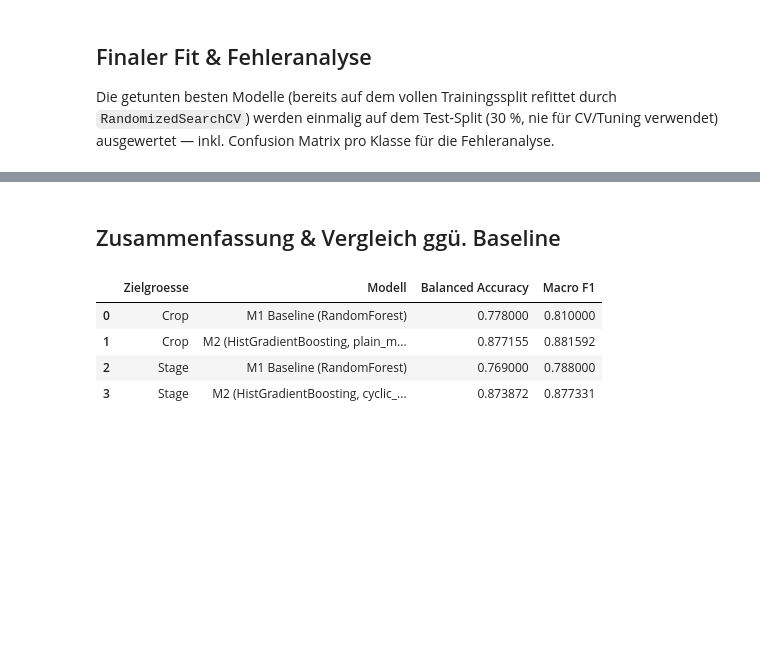
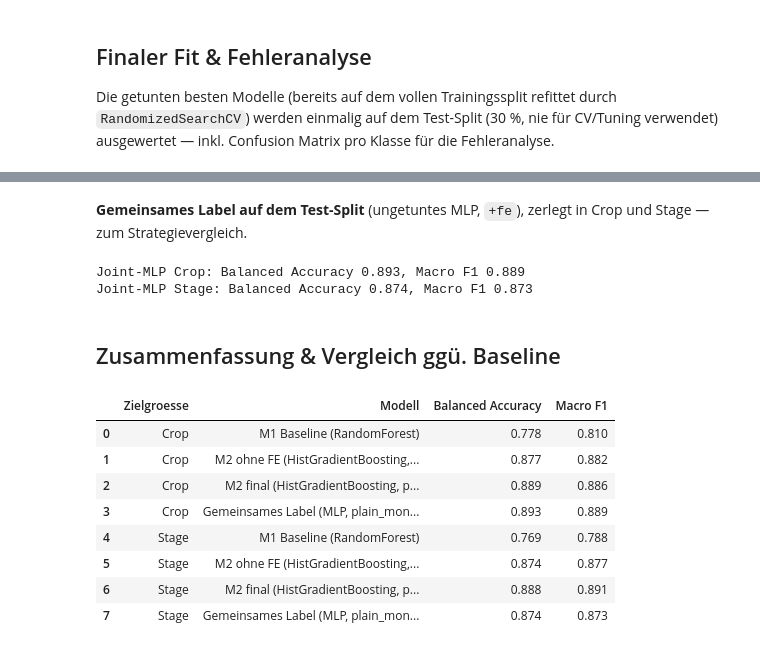
Before and after one commit to PavithV/LandwirtschaftsProjekt, a Jupyter notebook: milestone2_model.ipynb, the cells around one changed output, grey strips where cells are left out. Saved outputs shown, nothing was run; the diff lists cells and outputs as text; code cells hidden in the pictures; blank space fills up the shorter version.

```diff
--- a/milestone2_model.ipynb
+++ b/milestone2_model.ipynb
@@ -195,0 +291,23 @@ Stage -> HistGradientBoosting cyclic_month {'clf__max_iter': 200, 'clf__max_dept
+# %%
+param_grids = {
+    'RandomForest': {'clf__n_estimators': [100, 200, 300], 'clf__max_depth': [None, 15, 30]},
+    'HistGradientBoosting': {'clf__max_iter': [100, 200, 300], 'clf__learning_rate': [0.05, 0.1, 0.2], 'clf__max_depth': [None, 10, 20]},
+    'MLP': {'clf__hidden_layer_sizes': [(128,), (128, 64), (256, 128)], 'clf__alpha': [1e-4, 1e-3, 1e-2],
+            'clf__learning_rate_init': [5e-4, 1e-3]},
+}
+
+best_per_target = {}
+for target_name in ['Crop', 'Stage']:
+    top = cv_results[cv_results['target'] == target_name].iloc[0]
+    model_name, feat_name = top['model'], top['feature_set']
+    search = RandomizedSearchCV(make_pipe(model_factories[model_name]()), param_grids[model_name], n_iter=8, cv=cv_folds,
+                                scoring='balanced_accuracy', random_state=RANDOM_STATE, n_jobs=-1)
+    search.fit(feature_sets[feat_name]['train'], targets[target_name])
+    best_per_target[target_name] = {
+        'model_name': model_name,
+        'feat_name': feat_name,
+        'best_estimator': search.best_estimator_,
+        'best_params': search.best_params_,
+        'cv_best_score': search.best_score_,
+    }
+    print(target_name, '->', model_name, feat_name, search.best_params_, f"CV balanced_accuracy={search.best_score_:.3f}")
@@ -244,22 +365,42 @@ Mature_Senesc       0.83      0.80      0.81       297
 [figure]
+# %% [markdown]
+**Gemeinsames Label auf dem Test-Split** (ungetuntes MLP, `+fe`), zerlegt in Crop und Stage — zum Strategievergleich.
+# %%
+joint_model = make_pipe(model_factories['MLP']()).fit(X_fe_train, combo_train)
+joint_pred = pd.Series(joint_model.predict(X_fe_test), index=X_fe_test.index).str.split('|', expand=True)
+joint_test = {}
+for i, (target_name, y_true) in enumerate([('Crop', y_crop_test), ('Stage', y_stage_test)]):
+    joint_test[target_name] = (balanced_accuracy_score(y_true, joint_pred[i]), f1_score(y_true, joint_pred[i], average='macro'))
+    print(f'Joint-MLP {target_name}: Balanced Accuracy {joint_test[target_name][0]:.3f}, Macro F1 {joint_test[target_name][1]:.3f}')
+# %% [output]
+Joint-MLP Crop: Balanced Accuracy 0.893, Macro F1 0.889
+Joint-MLP Stage: Balanced Accuracy 0.874, Macro F1 0.873
 # %% [markdown]
 ## Zusammenfassung & Vergleich ggü. Baseline
-# %%
-summary = pd.DataFrame([
-    {'Zielgroesse': 'Crop', 'Modell': 'M1 Baseline (RandomForest)', 'Balanced Accuracy': 0.778, 'Macro F1': 0.810},
-    {'Zielgroesse': 'Crop', 'Modell': f"M2 ({best_per_target['Crop']['model_name']}, {best_per_target['Crop']['feat_name']})",
-     'Balanced Accuracy': best_per_target['Crop']['test_bacc'], 'Macro F1': best_per_target['Crop']['test_f1']},
-    {'Zielgroesse': 'Stage', 'Modell': 'M1 Baseline (RandomForest)', 'Balanced Accuracy': 0.769, 'Macro F1': 0.788},
-    {'Zielgroesse': 'Stage', 'Modell': f"M2 ({best_per_target['Stage']['model_name']}, {best_per_target['Stage']['feat_name']})",
-     'Balanced Accuracy': best_per_target['Stage']['test_bacc'], 'Macro F1': best_per_target['Stage']['test_f1']},
-])
-summary
-# %% [output]
-|  | Zielgroesse | Modell | Balanced Accuracy | Macro F1 |
-| 0 | Crop | M1 Baseline (RandomForest) | 0.778000 | 0.810000 |
-| 1 | Crop | M2 (HistGradientBoosting, plain_m... | 0.877155 | 0.881592 |
-| 2 | Stage | M1 Baseline (RandomForest) | 0.769000 | 0.788000 |
-| 3 | Stage | M2 (HistGradientBoosting, cyclic_... | 0.873872 | 0.877331 |
+# %%
+rows = []
+for target_name, m1_bacc, m1_f1, m2_bacc, m2_f1 in [('Crop', 0.778, 0.810, 0.877, 0.882), ('Stage', 0.769, 0.788, 0.874, 0.877)]:
+    info = best_per_target[target_name]
+    rows += [
+        {'Zielgroesse': target_name, 'Modell': 'M1 Baseline (RandomForest)', 'Balanced Accuracy': m1_bacc, 'Macro F1': m1_f1},
+        {'Zielgroesse': target_name, 'Modell': 'M2 ohne FE (HistGradientBoosting, Rohbaender)', 'Balanced Accuracy': m2_bacc, 'Macro F1': m2_f1},
+        {'Zielgroesse': target_name, 'Modell': f"M2 final ({info['model_name']}, {info['feat_name']}, getunt)",
+         'Balanced Accuracy': info['test_bacc'], 'Macro F1': info['test_f1']},
+        {'Zielgroesse': target_name, 'Modell': 'Gemeinsames Label (MLP, plain_month+fe)',
+         'Balanced Accuracy': joint_test[target_name][0], 'Macro F1': joint_test[target_name][1]},
+    ]
+summary = pd.DataFrame(rows)
+summary.round(3)
+# %% [output]
+|  | Zielgroesse | Modell | Balanced Accuracy | Macro F1 |
+| 0 | Crop | M1 Baseline (RandomForest) | 0.778 | 0.810 |
+| 1 | Crop | M2 ohne FE (HistGradientBoosting,... | 0.877 | 0.882 |
+| 2 | Crop | M2 final (HistGradientBoosting, p... | 0.889 | 0.886 |
+| 3 | Crop | Gemeinsames Label (MLP, plain_mon... | 0.893 | 0.889 |
+| 4 | Stage | M1 Baseline (RandomForest) | 0.769 | 0.788 |
+| 5 | Stage | M2 ohne FE (HistGradientBoosting,... | 0.874 | 0.877 |
+| 6 | Stage | M2 final (HistGradientBoosting, p... | 0.888 | 0.891 |
+| 7 | Stage | Gemeinsames Label (MLP, plain_mon... | 0.874 | 0.873 |
 # %% [markdown]
 **Beobachtungen**
 
```
Also changed, not shown: parts of 20 cells of this notebook, 2 other files.
